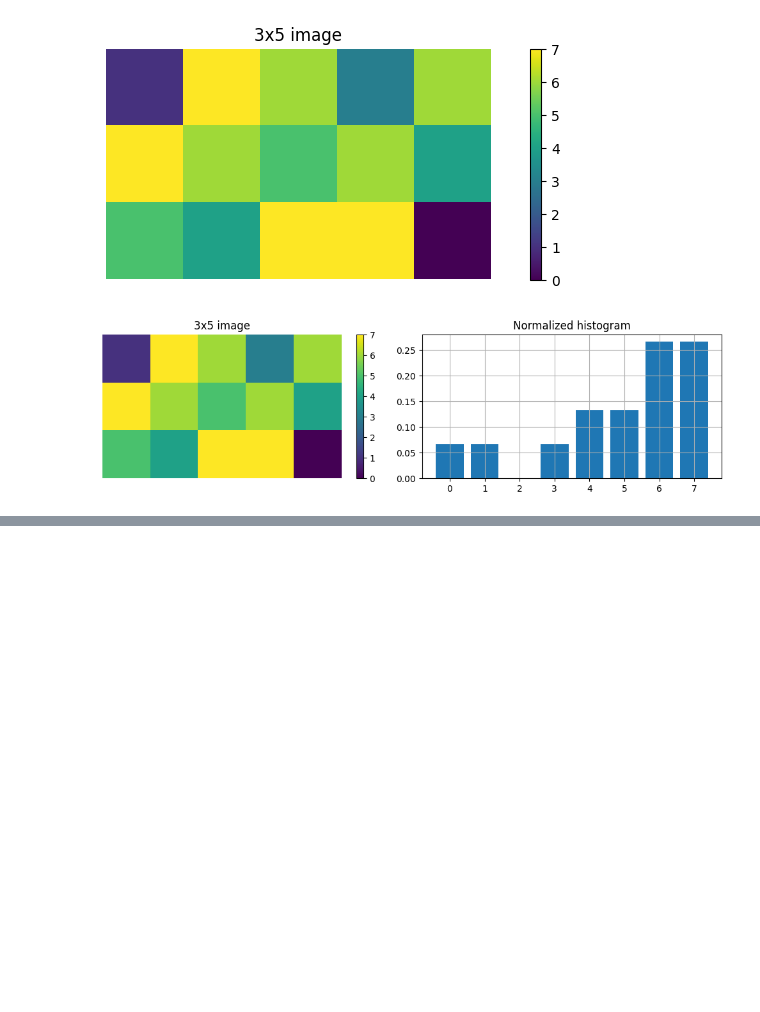
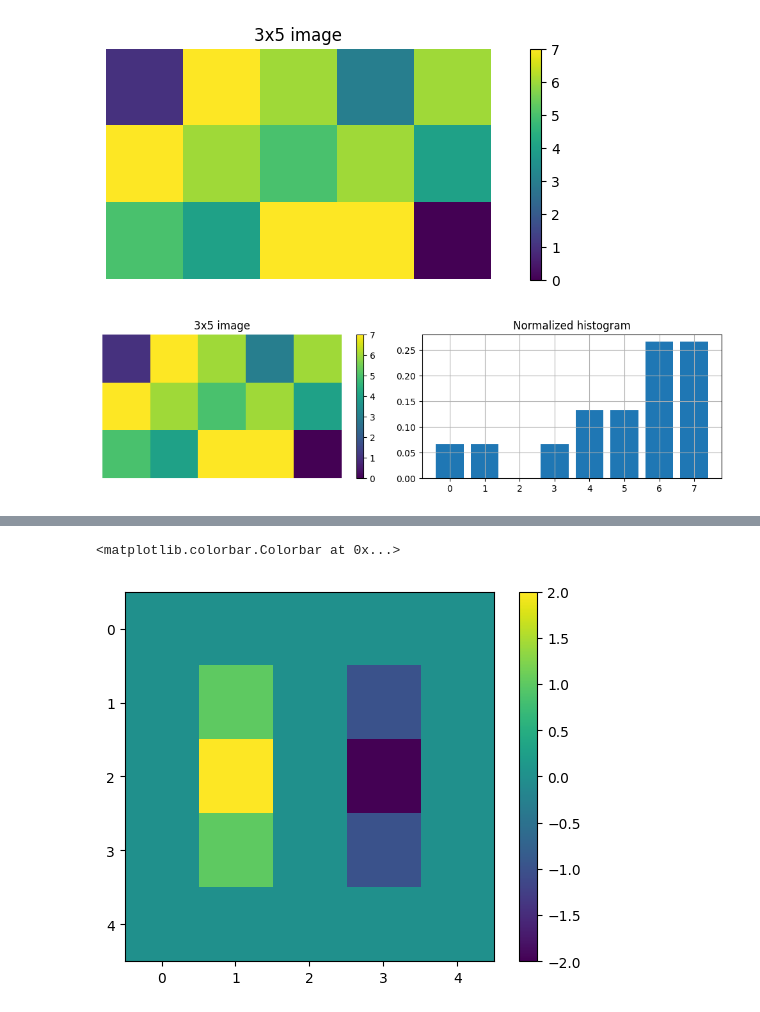
Before and after one commit to ChiliEater/image-processing, a Jupyter notebook: assignment 1/task1.ipynb, the cells around one changed output, grey strips where cells are left out. Drawn from its saved outputs; the diff is of its cells as text; code cells hidden in the pictures; blank space fills up the shorter version.

```diff
--- a/assignment 1/task1.ipynb
+++ b/assignment 1/task1.ipynb
@@ -89,0 +158,17 @@ plt.show()
+# %%
+# this is just a test to check if the convolution operation is correct
+
+test_img = np.zeros((7,7))
+test_img[3,3] = 1
+
+conv_test = np.zeros((5,5))
+# perform convolution
+for row in range (5):
+    for column in range(5):
+        conv_test[row,column] = np.sum(np.multiply(kernel[::-1,::-1],test_img[row:row+n,column:column+m]))
+
+plt.imshow(conv_test)
+plt.colorbar()
+# %% [output]
+<matplotlib.colorbar.Colorbar at 0x...>
+[figure, added]
```
Also changed, not shown: parts of 4 cells of this notebook, 4 other files.
